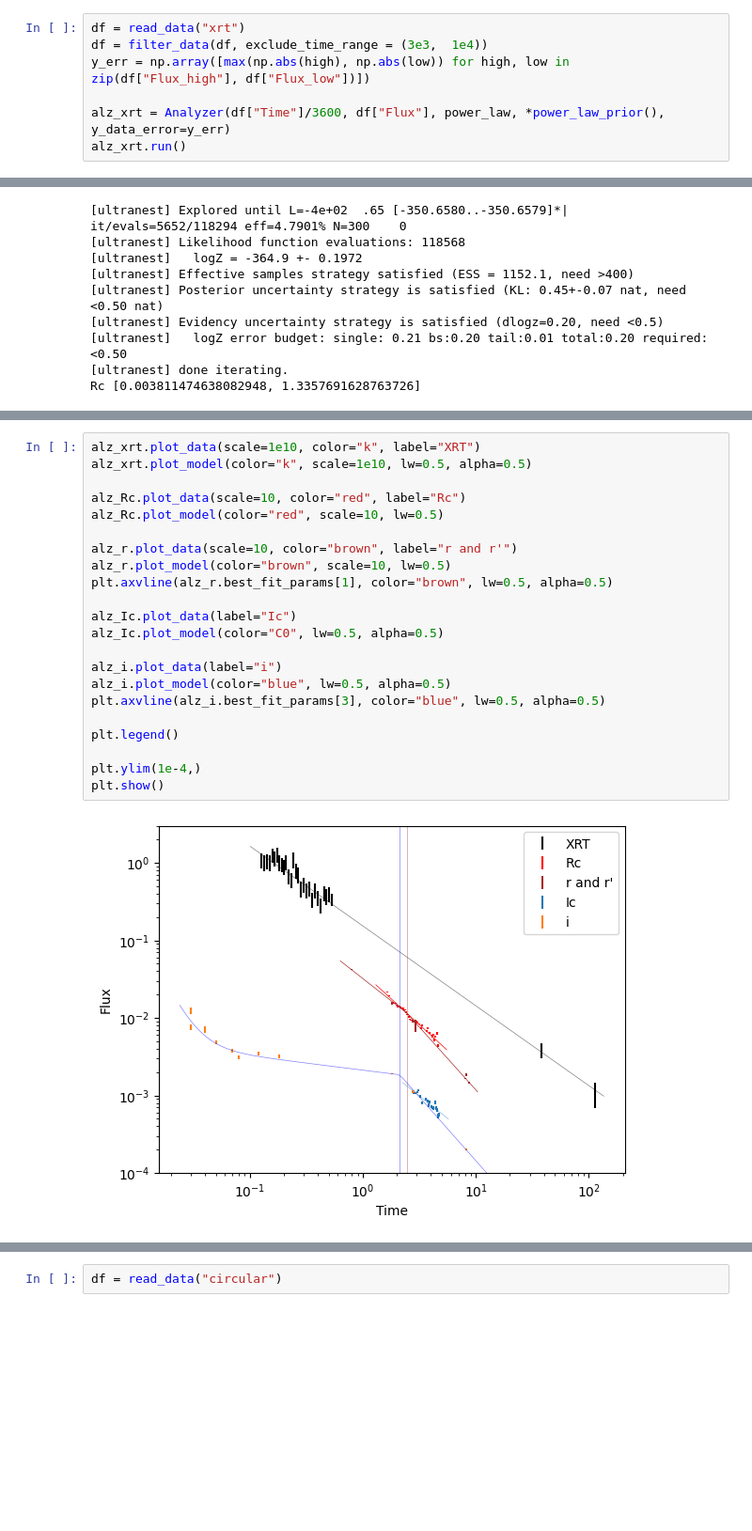
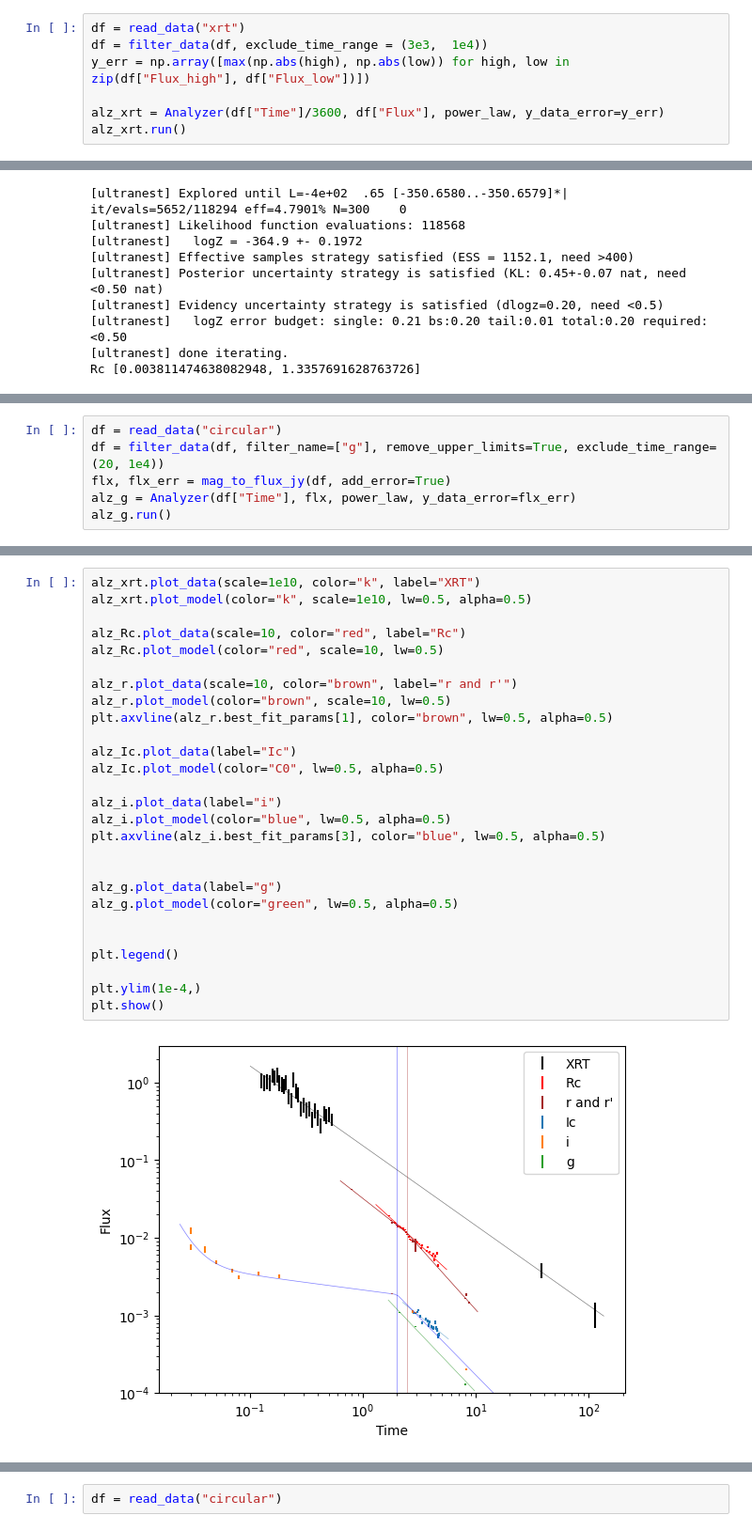
Before and after one commit to 7DimensionalTelescope/GRB251013C, a Jupyter notebook: run.ipynb, the cells around one changed output, grey strips where cells are left out. Shown at 94% size. Saved outputs shown, nothing was run; the diff lists cells and outputs as text; blank space fills up the shorter version.

```diff
--- a/run.ipynb
+++ b/run.ipynb
@@ -22,7 +42,7 @@ df = read_data("xrt")
 df = filter_data(df, exclude_time_range = (3e3,  1e4))
 y_err = np.array([max(np.abs(high), np.abs(low)) for high, low in zip(df["Flux_high"], df["Flux_low"])])
 
-alz_xrt = Analyzer(df["Time"]/3600, df["Flux"], power_law, *power_law_prior(), y_data_error=y_err)
+alz_xrt = Analyzer(df["Time"]/3600, df["Flux"], power_law, y_data_error=y_err)
 alz_xrt.run()
 # %% [output]
 [ultranest] Sampling 300 live points from prior ...
@@ -134,3 +179,9 @@ VBox(children=(HTML(value=''), GridspecLayout(children=(HTML(value="<div style='
 [ultranest]   logZ error budget: single: 0.26 bs:0.18 tail:0.01 total:0.18 required:<0.50
 [ultranest] done iterating.
 <ultranest.integrator.ReactiveNestedSampler at 0x...>
+# %%
+df = read_data("circular")
+df = filter_data(df, filter_name=["g"], remove_upper_limits=True, exclude_time_range=(20, 1e4))
+flx, flx_err = mag_to_flux_jy(df, add_error=True)
+alz_g = Analyzer(df["Time"], flx, power_law, y_data_error=flx_err)
+alz_g.run()
@@ -137,24 +200,29 @@ VBox(children=(HTML(value=''), GridspecLayout(children=(HTML(value="<div style='
 # %%
 alz_xrt.plot_data(scale=1e10, color="k", label="XRT")
 alz_xrt.plot_model(color="k", scale=1e10, lw=0.5, alpha=0.5)
 
 alz_Rc.plot_data(scale=10, color="red", label="Rc")
 alz_Rc.plot_model(color="red", scale=10, lw=0.5)
 
 alz_r.plot_data(scale=10, color="brown", label="r and r'")
 alz_r.plot_model(color="brown", scale=10, lw=0.5)
 plt.axvline(alz_r.best_fit_params[1], color="brown", lw=0.5, alpha=0.5)
 
 alz_Ic.plot_data(label="Ic")
 alz_Ic.plot_model(color="C0", lw=0.5, alpha=0.5)
 
 alz_i.plot_data(label="i")
 alz_i.plot_model(color="blue", lw=0.5, alpha=0.5)
 plt.axvline(alz_i.best_fit_params[3], color="blue", lw=0.5, alpha=0.5)
 
+
+alz_g.plot_data(label="g")
+alz_g.plot_model(color="green", lw=0.5, alpha=0.5)
+
+
 plt.legend()
 
 plt.ylim(1e-4,)
 plt.show()
 # %% [output]
-[figure, old version]
+[figure, new version]
```
Also changed, not shown: parts of 24 cells of this notebook, 11 other files.
